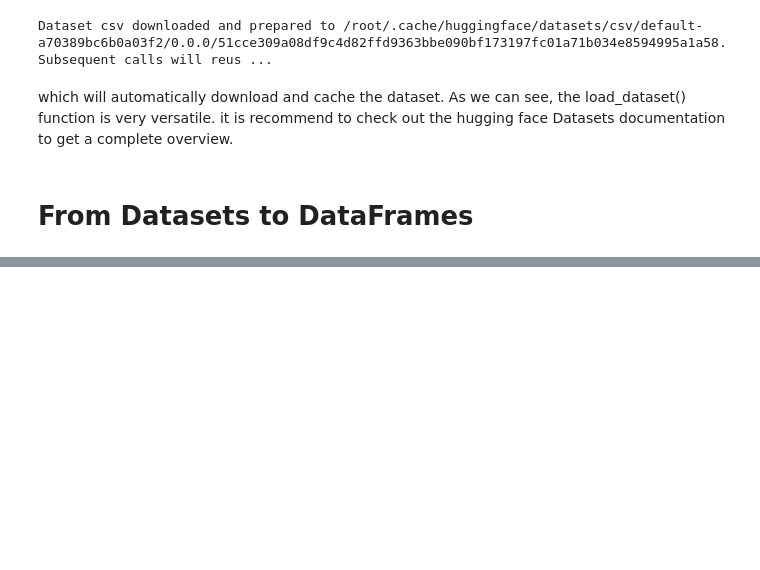
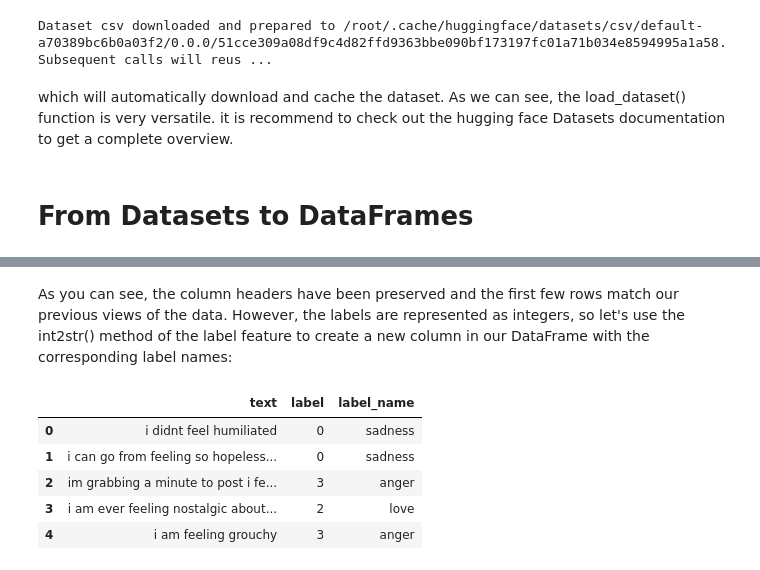
Before and after one commit to muhammadaarif-9/huggingface, a Jupyter notebook: 02_classification.ipynb, the cells around one changed output, grey strips where cells are left out. Cells and saved outputs as stored; diff of their text form; code cells hidden in the pictures; blank space fills up the shorter version.

```diff
--- a/02_classification.ipynb
+++ b/02_classification.ipynb
@@ -142,0 +177,15 @@ which will automatically download and cache the dataset. As we can see, the load
+# %% [markdown]
+As you can see, the column headers have been preserved and the first few rows match our previous views of the data. However, the labels are represented as integers, so let's use the int2str() method of the label feature to create a new column in our DataFrame with the corresponding label names:
+# %%
+def label_int2str(row):
+    return emotions["train"].features["label"].int2str(row)
+
+df["label_name"] = df["label"].apply(label_int2str)
+df.head()
+# %% [output]
+|  | text | label | label_name |
+| 0 | i didnt feel humiliated | 0 | sadness |
+| 1 | i can go from feeling so hopeless... | 0 | sadness |
+| 2 | im grabbing a minute to post i fe... | 3 | anger |
+| 3 | i am ever feeling nostalgic about... | 2 | love |
+| 4 | i am feeling grouchy | 3 | anger |
```
Also changed, not shown: parts of 84 cells of this notebook.
